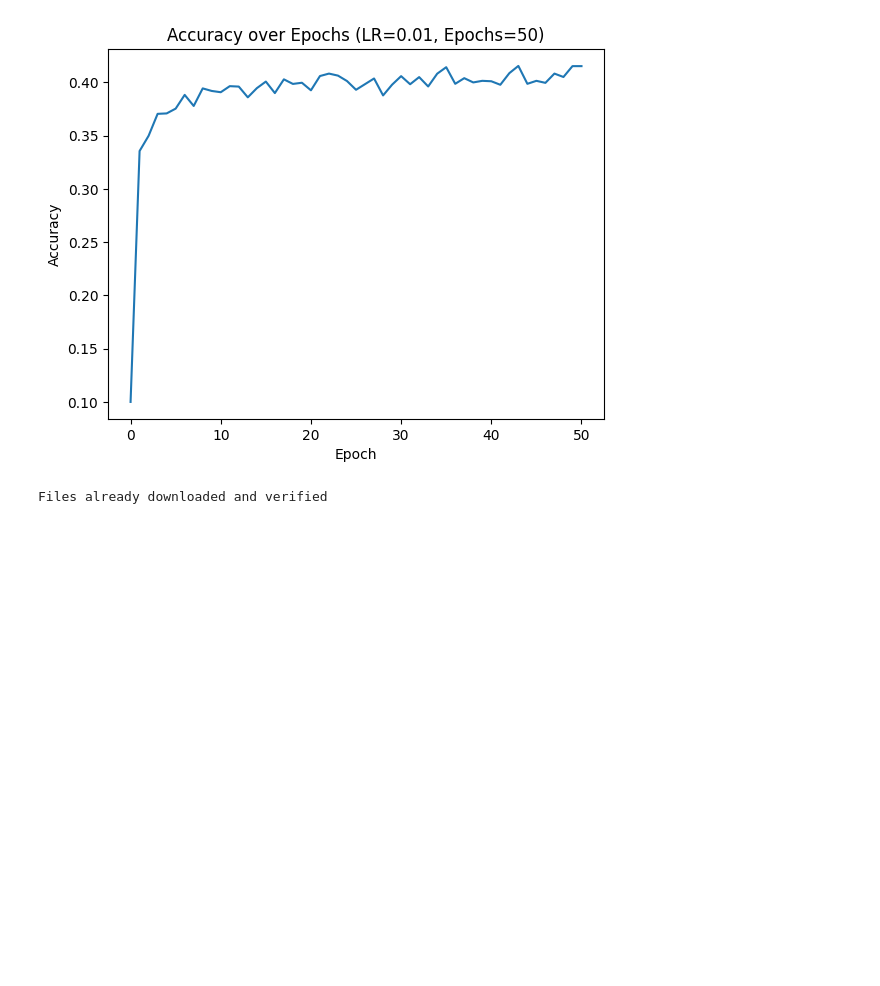
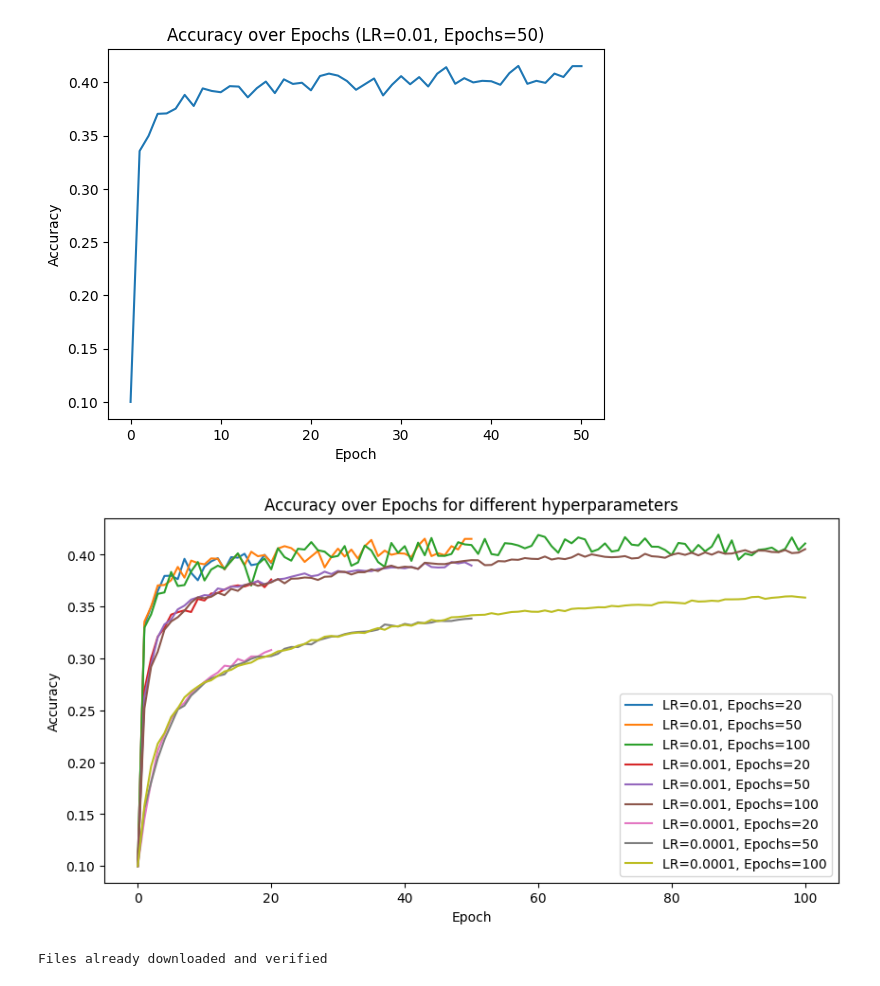
Before and after one commit to leonhardrobin/fh-ai-24, a Jupyter notebook: AI_WS2425_Exercise_2.ipynb, the cells around one changed output. Drawn from its saved outputs; the diff is of its cells as text; code cells hidden in the pictures; blank space fills up the shorter version.

```diff
--- a/AI_WS2425_Exercise_2.ipynb
+++ b/AI_WS2425_Exercise_2.ipynb
@@ -393,6 +393,17 @@ plt.title(f'Accuracy over Epochs (LR={best_learning_rate}, Epochs={best_epoch})'
 plt.show()
 # %% [output]
 [figure]
+# %%
+plt.figure(figsize=(10, 5))
+for trainList, learningRate, epoch in trainLists:
+  plt.plot(range(len(trainList)), trainList, label=f'LR={learningRate}, Epochs={epoch}')
+plt.xlabel('Epoch')
+plt.ylabel('Accuracy')
+plt.title('Accuracy over Epochs for different hyperparameters')
+plt.legend()
+plt.show()
+# %% [output]
+[figure, added]
 # %%
 test = torchvision.datasets.CIFAR10(root='./data', train=False, download=True, transform=torchvision.transforms.ToTensor())
 # %% [output]
```
Also changed, not shown: parts of 1 cell of this notebook.
